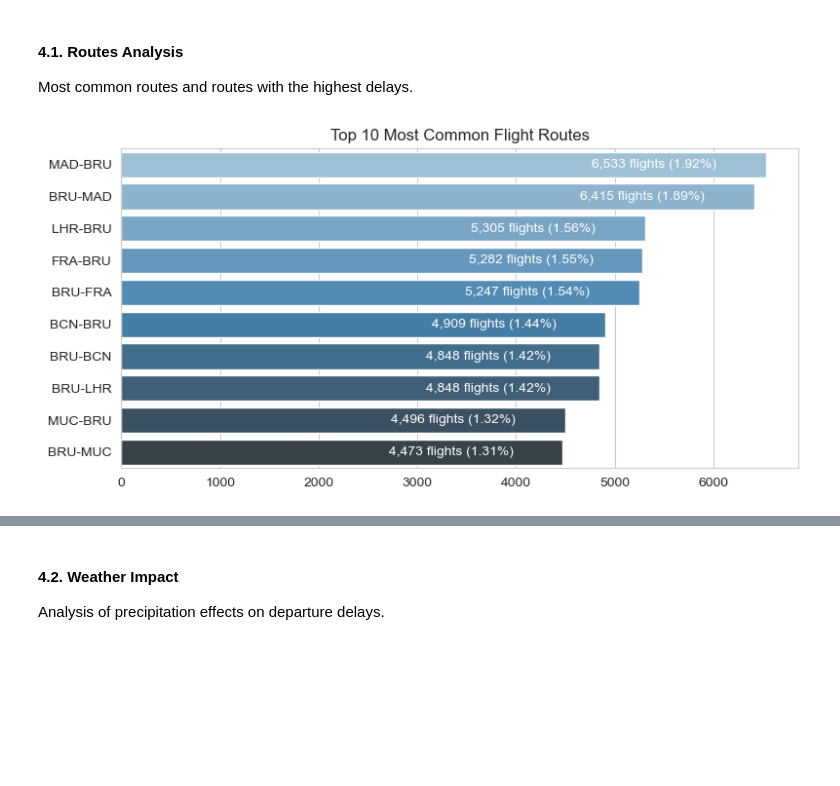
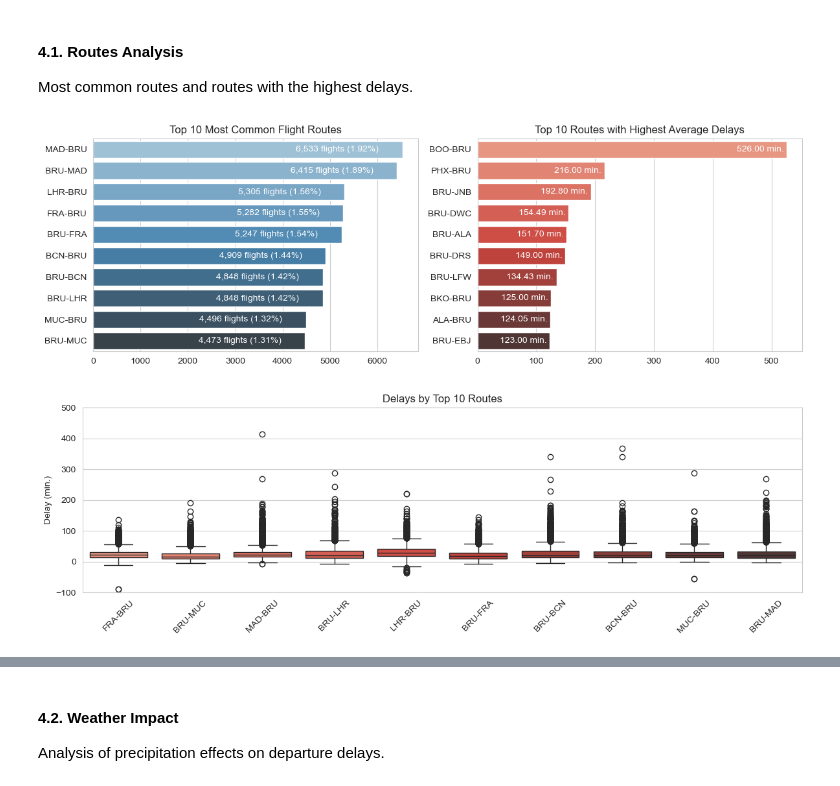
Before and after one commit to DT-Service-Consulting/avstats, a Jupyter notebook: avstats/AvStats_EDA.ipynb, the cells around one changed output, grey strips where cells are left out. Saved outputs shown, nothing was run; the diff lists cells and outputs as text; code cells hidden in the pictures; blank space fills up the shorter version.

```diff
--- a/avstats/AvStats_EDA.ipynb
+++ b/avstats/AvStats_EDA.ipynb
@@ -226,22 +228,55 @@ df_with_passengers = df_merged.copy()
 
 Most common routes and routes with the highest delays.
 # %%
+plt.figure(figsize=(12, 4))
+
 # Most Common Routes
 common_routes = df['route_iata_code'].value_counts().head(10)
 common_routes_percentage = (common_routes / df['route_iata_code'].count() * 100).round(2)
 
 # Visualize Most Common Routes with Improved Annotation
-plt.figure(figsize=(8, 4))
+plt.subplot(1, 2, 1)
 sns.barplot(x=common_routes.values, y=common_routes.index, palette='Blues_d')
 plt.title('Top 10 Most Common Flight Routes')
 plt.xlabel('')
 plt.ylabel('')
 
 # Annotate bars with percentages and ensure text fits within the plot
 for i, (v, p) in enumerate(zip(common_routes.values, common_routes_percentage)):
     plt.text(v - 500, i, f"{v:,} flights ({p}%)", color='white', ha='right', va='center', fontsize=10)
 
 plt.tight_layout()
+
+# Calculate Average Delay by Route
+average_delay_sorted = df.groupby('route_iata_code')['dep_delay'].mean().sort_values(ascending=False).reset_index()
+average_delay_sorted.columns = ['route_iata_code', 'average_dep_delay']
+
+# Visualize Top 10 Routes with Highest Delays with Annotations
+plt.subplot(1, 2, 2)
+sns.barplot(data=average_delay_sorted.head(10), x='average_dep_delay', y='route_iata_code', palette='Reds_d')
+plt.title('Top 10 Routes with Highest Average Delays')
+plt.xlabel('')
+plt.ylabel('')
+
+# Text annotations
+for index, row in average_delay_sorted.head(10).iterrows():
+    plt.text(row['average_dep_delay'] - 5, index, f"{row['average_dep_delay']:.2f} min.", color='white', ha='right', va='center', fontsize=10)
+
+plt.tight_layout()
 plt.show()
+
+# Boxplot of Delays for Top 10 Routes
+top_routes = df['route_iata_code'].value_counts().nlargest(10).index
+filtered_df = df[df['route_iata_code'].isin(top_routes)]
+plt.figure(figsize=(12, 4))
+sns.boxplot(data=filtered_df, x='route_iata_code', y='dep_delay', palette='Reds_d')
+plt.title('Delays by Top 10 Routes')
+plt.xlabel('')
+plt.ylabel('Delay (min.)')
+plt.xticks(rotation=45)
+plt.ylim(-100, 500)
+plt.tight_layout()
+plt.show()
 # %% [output]
-[figure, old version]
+[figure, new version]
+[figure, added]
```
Also changed, not shown: parts of 14 cells of this notebook, 2 other files.
